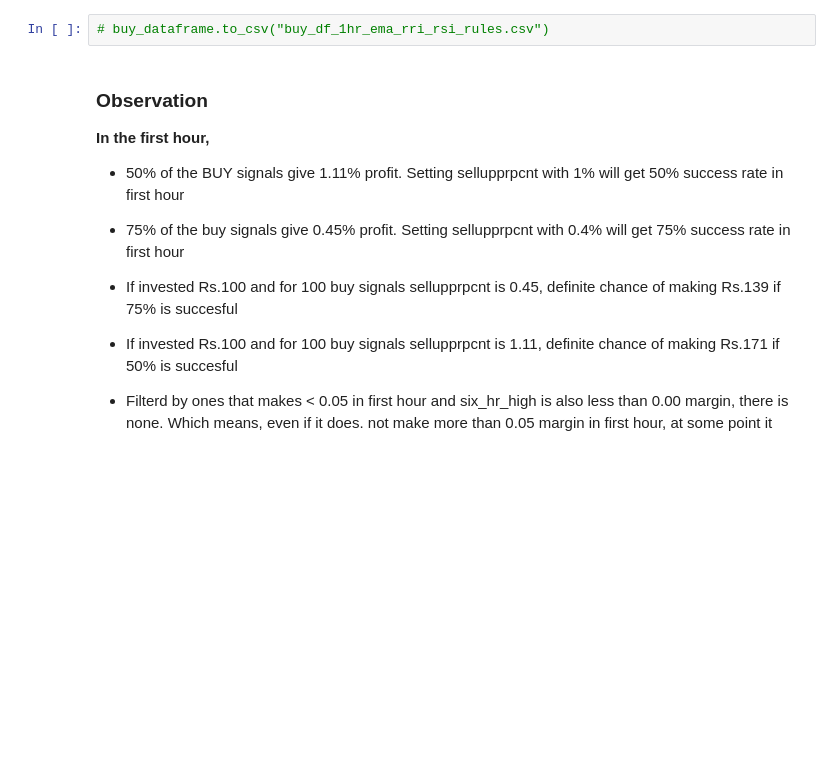
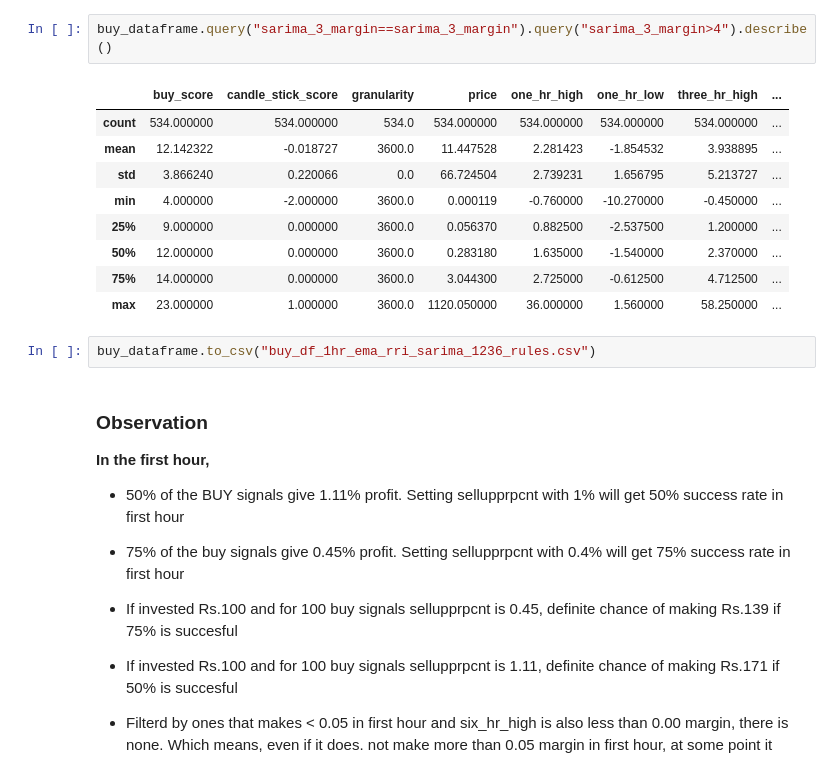
Before and after one commit to aswinkp/pycryptobot, a Jupyter notebook: Calculate profitability.ipynb, the cells around one changed output. Saved outputs shown, nothing was run; the diff lists cells and outputs as text; blank space fills up the shorter version.

```diff
--- a/Calculate profitability.ipynb
+++ b/Calculate profitability.ipynb
@@ -442,5 +517,17 @@ buy_dataframe.query("rsi<30").describe()
+# %%
+buy_dataframe.query("sarima_3_margin==sarima_3_margin").query("sarima_3_margin>4").describe()
+# %% [output]
+|  | buy_score | candle_stick_score | granularity | price | one_hr_high | one_hr_low | three_hr_high | ... |
+| count | 534.000000 | 534.000000 | 534.0 | 534.000000 | 534.000000 | 534.000000 | 534.000000 | ... |
+| mean | 12.142322 | -0.018727 | 3600.0 | 11.447528 | 2.281423 | -1.854532 | 3.938895 | ... |
+| std | 3.866240 | 0.220066 | 0.0 | 66.724504 | 2.739231 | 1.656795 | 5.213727 | ... |
+| min | 4.000000 | -2.000000 | 3600.0 | 0.000119 | -0.760000 | -10.270000 | -0.450000 | ... |
+| 25% | 9.000000 | 0.000000 | 3600.0 | 0.056370 | 0.882500 | -2.537500 | 1.200000 | ... |
+| 50% | 12.000000 | 0.000000 | 3600.0 | 0.283180 | 1.635000 | -1.540000 | 2.370000 | ... |
+| 75% | 14.000000 | 0.000000 | 3600.0 | 3.044300 | 2.725000 | -0.612500 | 4.712500 | ... |
+| max | 23.000000 | 1.000000 | 3600.0 | 1120.050000 | 36.000000 | 1.560000 | 58.250000 | ... |
 # %%
-# buy_dataframe.to_csv("buy_df_1hr_ema_rri_rsi_rules.csv")
+buy_dataframe.to_csv("buy_df_1hr_ema_rri_sarima_1236_rules.csv")
 # %% [markdown]
 ### Observation
 
```
Also changed, not shown: parts of 8 cells of this notebook, 2 other files.
